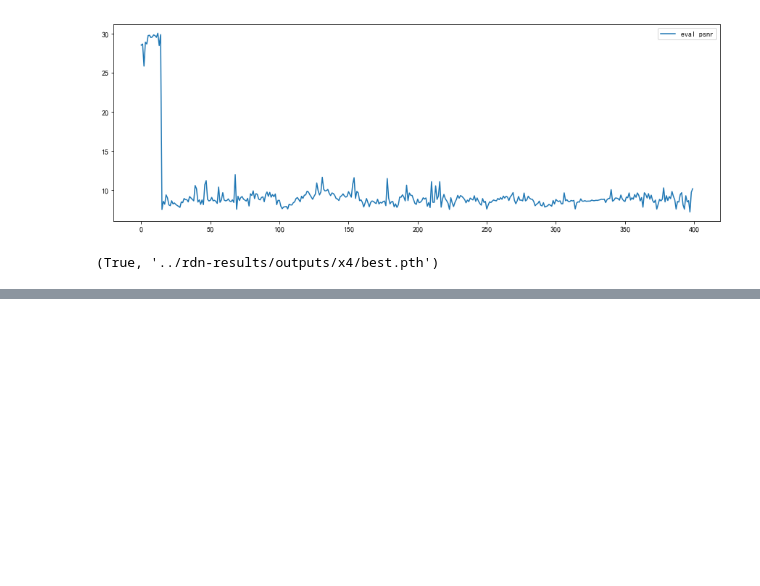
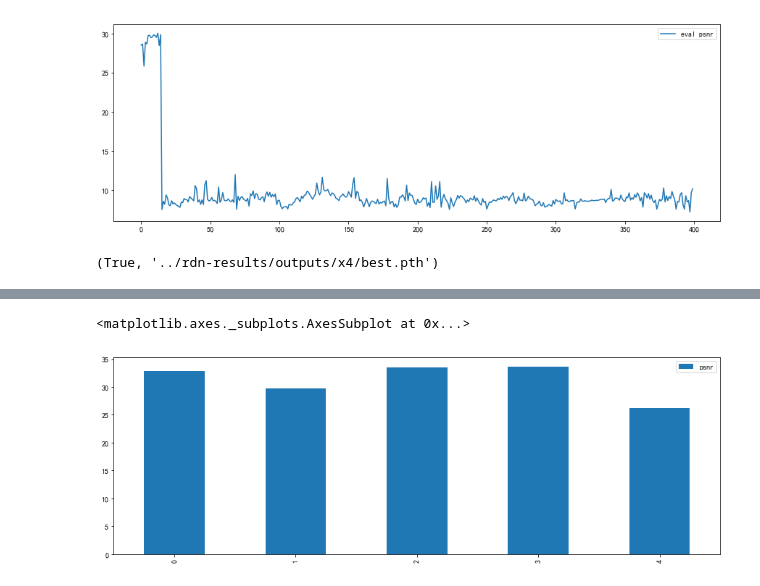
Before and after one commit to Tenfleques/resnet-sr-survey, a Jupyter notebook: RDN-pytorch-master/evaluate-tests.ipynb, the cells around one changed output, grey strips where cells are left out. Saved outputs shown, nothing was run; the diff lists cells and outputs as text; code cells hidden in the pictures; blank space fills up the shorter version.

```diff
--- a/RDN-pytorch-master/evaluate-tests.ipynb
+++ b/RDN-pytorch-master/evaluate-tests.ipynb
@@ -253,3 +282,8 @@ stats_Set5.describe()
+# %%
+stats_Set5.plot.bar(figsize = (15,5))
+# %% [output]
+<matplotlib.axes._subplots.AxesSubplot at 0x...>
+[figure, added]
 # %%
 stats_Set14 = get_test_report(test_results, "Set14")
 stats_Set14.describe()
```
Also changed, not shown: parts of 11 cells of this notebook, 1 other file.
